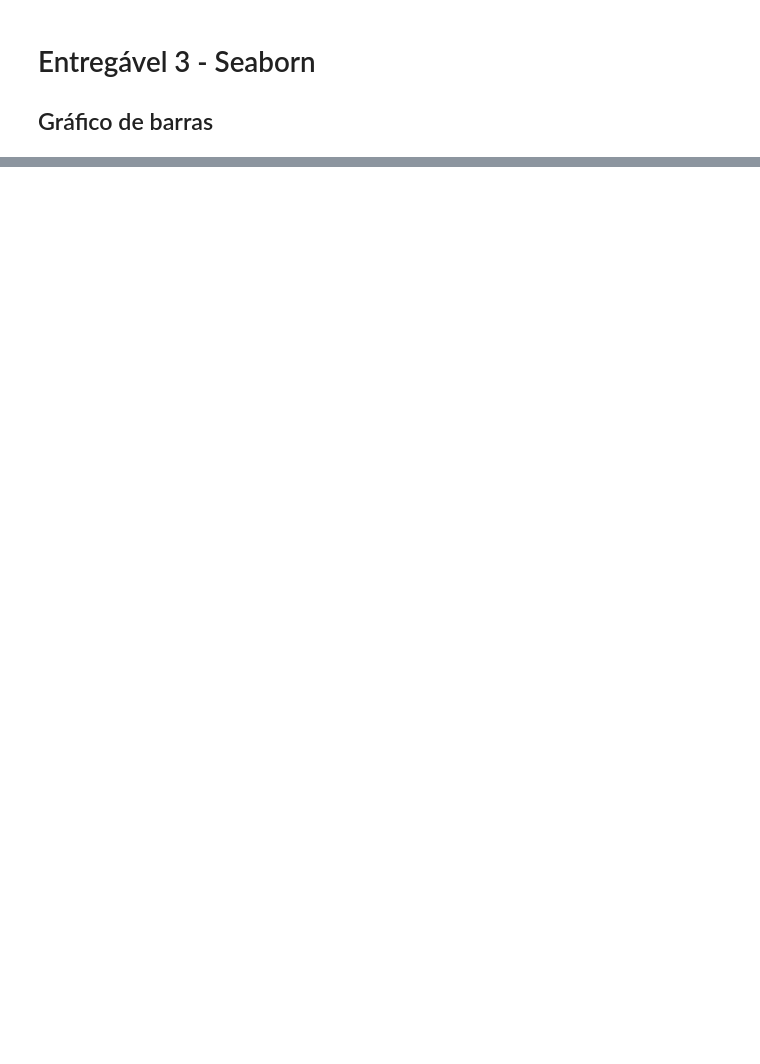
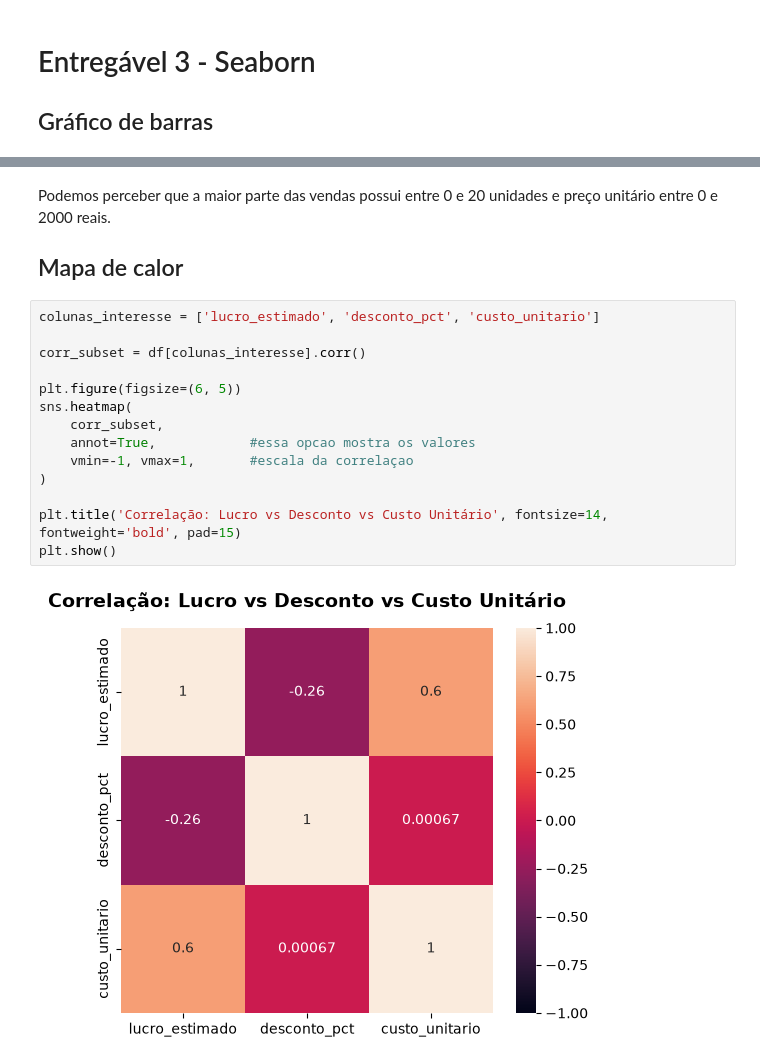
Before and after one commit to UFRJ-Analytica/ufrj-analytica-training, a Jupyter notebook: entregaveis/notebooks/luiz_paulo.ipynb, the cells around one changed output, grey strips where cells are left out. Drawn from its saved outputs; the diff is of its cells as text; blank space fills up the shorter version.

```diff
--- a/entregaveis/notebooks/luiz_paulo.ipynb
+++ b/entregaveis/notebooks/luiz_paulo.ipynb
@@ -111,0 +476,20 @@ A visualização para o lucro médio por mês e vendedor está disponível na se
+# %% [markdown]
+Podemos perceber que a maior parte das vendas possui entre 0 e 20 unidades e preço unitário entre 0 e 2000 reais.
+
+## Mapa de calor
+# %%
+colunas_interesse = ['lucro_estimado', 'desconto_pct', 'custo_unitario']
+
+corr_subset = df[colunas_interesse].corr()
+
+plt.figure(figsize=(6, 5))
+sns.heatmap(
+    corr_subset,
+    annot=True,            #essa opcao mostra os valores
+    vmin=-1, vmax=1,       #escala da correlaçao
+)
+
+plt.title('Correlação: Lucro vs Desconto vs Custo Unitário', fontsize=14, fontweight='bold', pad=15)
+plt.show()
+# %% [output]
+[figure, added]
```
Also changed, not shown: parts of 42 cells of this notebook.
